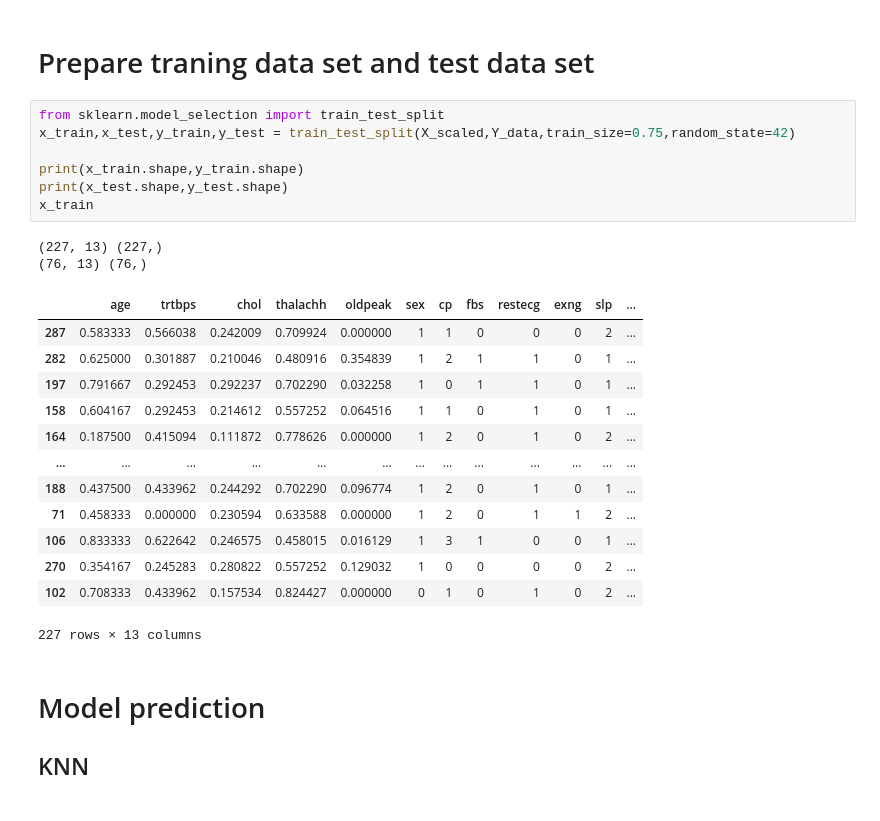
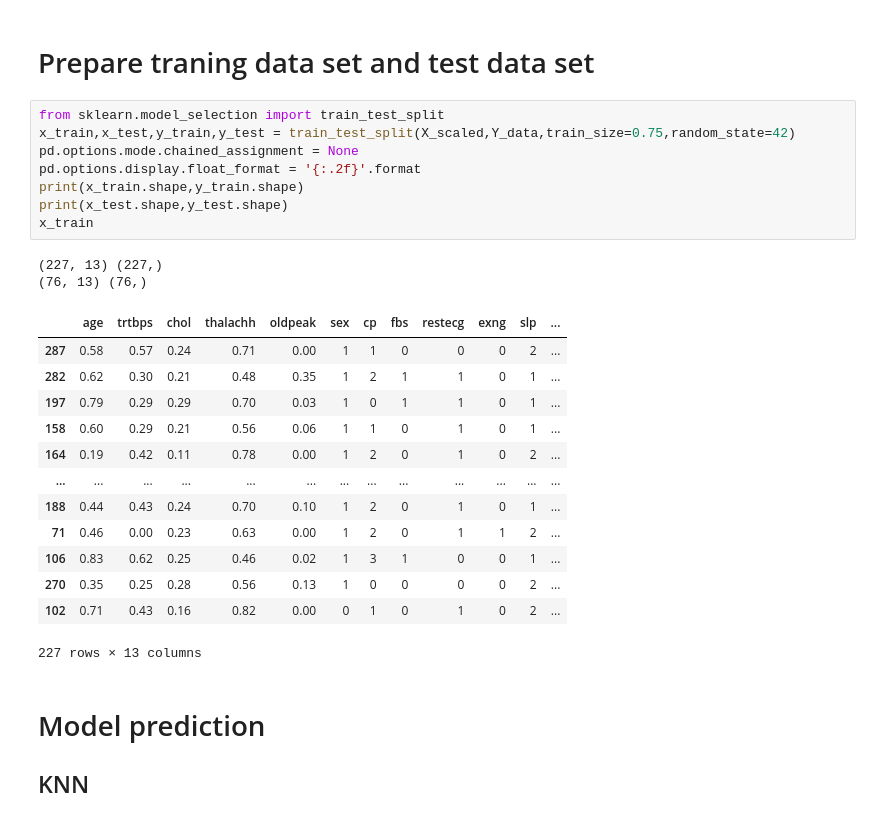
Before and after one commit to YouWeiChenPython/IMLP, a Jupyter notebook: Final Project/Heart attack predict.ipynb, the cells around one changed output. Cells and saved outputs as stored; diff of their text form.

```diff
--- a/Final Project/Heart attack predict.ipynb
+++ b/Final Project/Heart attack predict.ipynb
@@ -257,25 +257,26 @@ X_scaled.head()
 # %%
 from sklearn.model_selection import train_test_split
 x_train,x_test,y_train,y_test = train_test_split(X_scaled,Y_data,train_size=0.75,random_state=42)
-
+pd.options.mode.chained_assignment = None
+pd.options.display.float_format = '{:.2f}'.format
 print(x_train.shape,y_train.shape)
 print(x_test.shape,y_test.shape)
 x_train
 # %% [output]
 (227, 13) (227,)
 (76, 13) (76,)
 |  | age | trtbps | chol | thalachh | oldpeak | sex | cp | fbs | restecg | exng | slp | ... |
-| 287 | 0.583333 | 0.566038 | 0.242009 | 0.709924 | 0.000000 | 1 | 1 | 0 | 0 | 0 | 2 | ... |
-| 282 | 0.625000 | 0.301887 | 0.210046 | 0.480916 | 0.354839 | 1 | 2 | 1 | 1 | 0 | 1 | ... |
-| 197 | 0.791667 | 0.292453 | 0.292237 | 0.702290 | 0.032258 | 1 | 0 | 1 | 1 | 0 | 1 | ... |
-| 158 | 0.604167 | 0.292453 | 0.214612 | 0.557252 | 0.064516 | 1 | 1 | 0 | 1 | 0 | 1 | ... |
-| 164 | 0.187500 | 0.415094 | 0.111872 | 0.778626 | 0.000000 | 1 | 2 | 0 | 1 | 0 | 2 | ... |
+| 287 | 0.58 | 0.57 | 0.24 | 0.71 | 0.00 | 1 | 1 | 0 | 0 | 0 | 2 | ... |
+| 282 | 0.62 | 0.30 | 0.21 | 0.48 | 0.35 | 1 | 2 | 1 | 1 | 0 | 1 | ... |
+| 197 | 0.79 | 0.29 | 0.29 | 0.70 | 0.03 | 1 | 0 | 1 | 1 | 0 | 1 | ... |
+| 158 | 0.60 | 0.29 | 0.21 | 0.56 | 0.06 | 1 | 1 | 0 | 1 | 0 | 1 | ... |
+| 164 | 0.19 | 0.42 | 0.11 | 0.78 | 0.00 | 1 | 2 | 0 | 1 | 0 | 2 | ... |
 | ... | ... | ... | ... | ... | ... | ... | ... | ... | ... | ... | ... | ... |
-| 188 | 0.437500 | 0.433962 | 0.244292 | 0.702290 | 0.096774 | 1 | 2 | 0 | 1 | 0 | 1 | ... |
-| 71 | 0.458333 | 0.000000 | 0.230594 | 0.633588 | 0.000000 | 1 | 2 | 0 | 1 | 1 | 2 | ... |
-| 106 | 0.833333 | 0.622642 | 0.246575 | 0.458015 | 0.016129 | 1 | 3 | 1 | 0 | 0 | 1 | ... |
-| 270 | 0.354167 | 0.245283 | 0.280822 | 0.557252 | 0.129032 | 1 | 0 | 0 | 0 | 0 | 2 | ... |
-| 102 | 0.708333 | 0.433962 | 0.157534 | 0.824427 | 0.000000 | 0 | 1 | 0 | 1 | 0 | 2 | ... |
+| 188 | 0.44 | 0.43 | 0.24 | 0.70 | 0.10 | 1 | 2 | 0 | 1 | 0 | 1 | ... |
+| 71 | 0.46 | 0.00 | 0.23 | 0.63 | 0.00 | 1 | 2 | 0 | 1 | 1 | 2 | ... |
+| 106 | 0.83 | 0.62 | 0.25 | 0.46 | 0.02 | 1 | 3 | 1 | 0 | 0 | 1 | ... |
+| 270 | 0.35 | 0.25 | 0.28 | 0.56 | 0.13 | 1 | 0 | 0 | 0 | 0 | 2 | ... |
+| 102 | 0.71 | 0.43 | 0.16 | 0.82 | 0.00 | 0 | 1 | 0 | 1 | 0 | 2 | ... |
 227 rows × 13 columns
 # %% [markdown]
 # Model prediction
```
Also changed, not shown: parts of 35 cells of this notebook.
